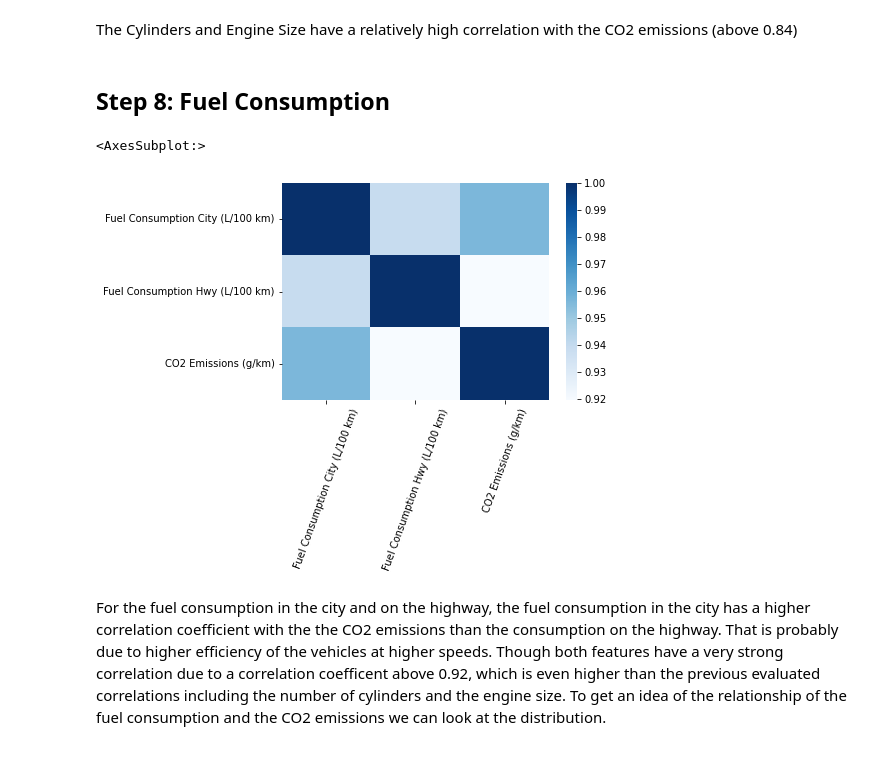
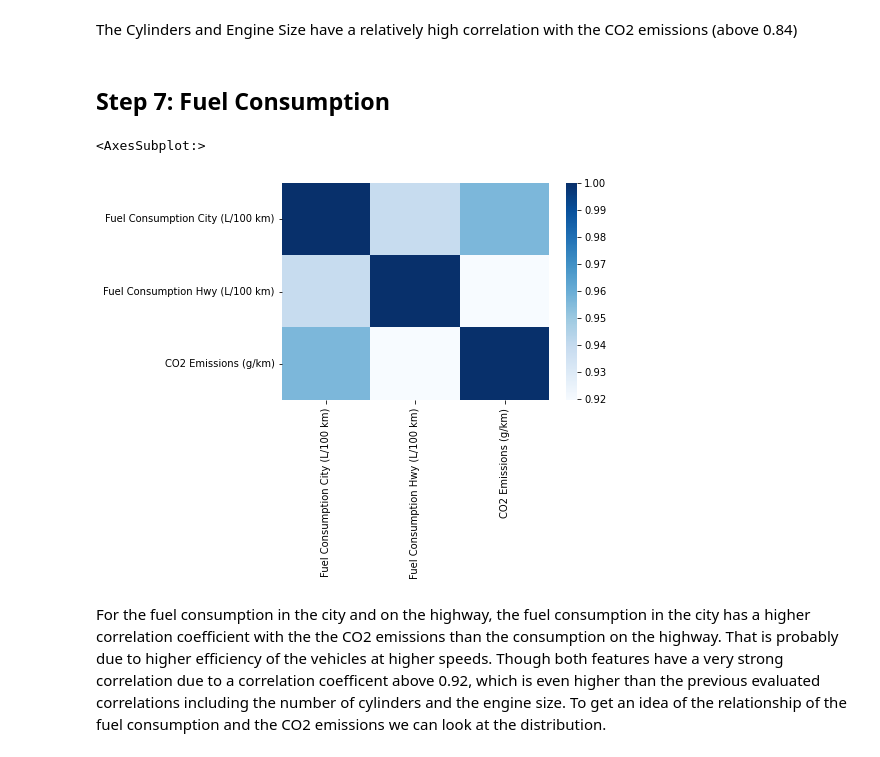
Before and after one commit to JohannesBeneke/EDA-Vehicle-Emissions, a Jupyter notebook: eda_emissions.ipynb, the cells around one changed output. Cells and saved outputs as stored; diff of their text form; code cells hidden in the pictures.

Commit message:
Fixed Steps

```diff
--- a/eda_emissions.ipynb
+++ b/eda_emissions.ipynb
@@ -370,14 +370,13 @@ sns.heatmap(corr, cmap="Blues")
 # %% [markdown]
 The Cylinders and Engine Size have a relatively high correlation with the CO2 emissions (above 0.84)
 # %% [markdown]
-## <a id="step_8">Step 8: Fuel Consumption</a>
+## <a id="step_7">Step 7: Fuel Consumption</a>
 # %%
 corr = df[['Fuel Consumption City (L/100 km)', 'Fuel Consumption Hwy (L/100 km)', 'CO2 Emissions (g/km)']].corr()
-plt.xticks(rotation=70)
 sns.heatmap(corr, cmap="Blues")
 # %% [output]
 <AxesSubplot:>
-[figure, old version]
+[figure, new version]
 # %% [markdown]
 For the fuel consumption in the city and on the highway, the fuel consumption in the city has a higher correlation coefficient with the the CO2 emissions than the consumption on the highway. That is probably due to higher efficiency of the vehicles at higher speeds. Though both features have a very strong correlation due to a correlation coefficent above 0.92, which is even higher than the previous evaluated correlations including the number of cylinders and the engine size.
 To get an idea of the relationship of the fuel consumption and the CO2 emissions we can look at the distribution.
```
Also changed, not shown: parts of 2 cells of this notebook.
